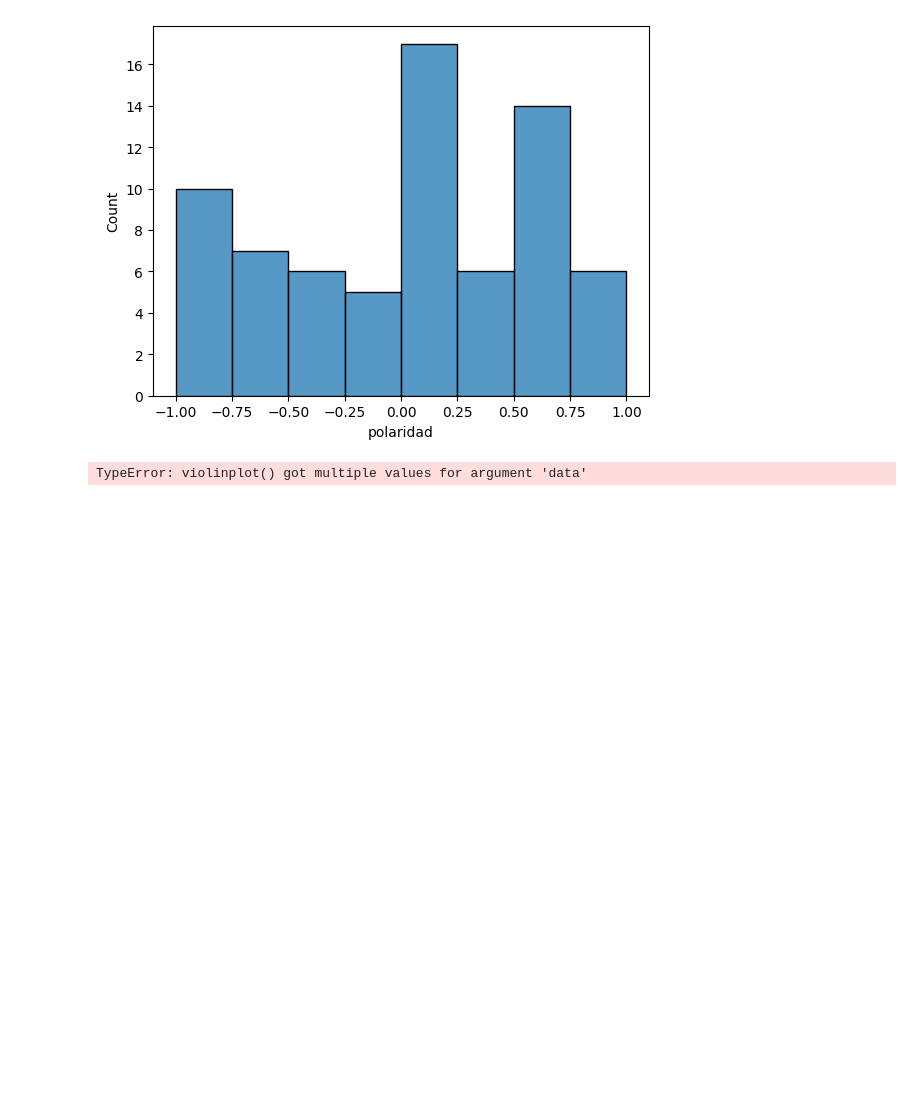
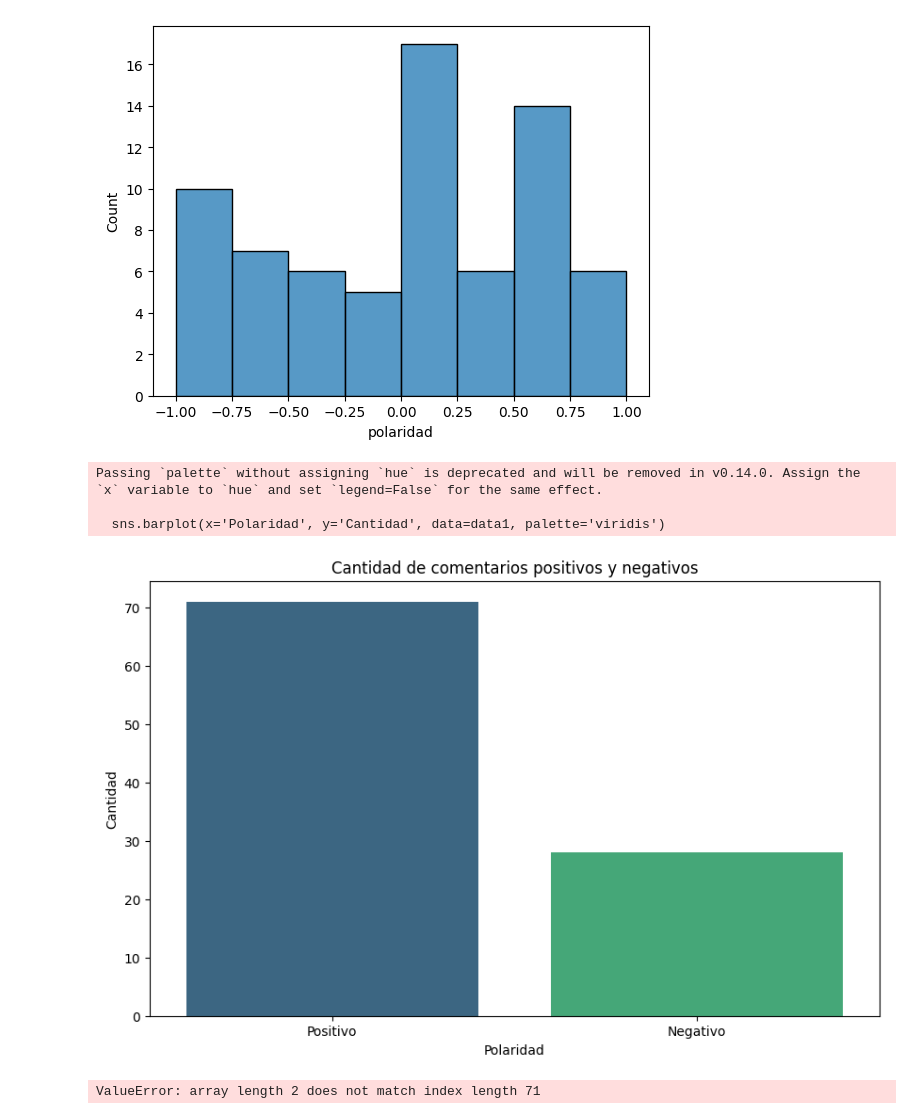
Before and after one commit to daisytatiana/Talent_Tech_Daisy_Casallas, a Jupyter notebook: Notebook_Dataset_Comentarios(NLP).ipynb, the cells around one changed output. Saved outputs shown, nothing was run; the diff lists cells and outputs as text; code cells hidden in the pictures; blank space fills up the shorter version.

```diff
--- a/Notebook_Dataset_Comentarios(NLP).ipynb
+++ b/Notebook_Dataset_Comentarios(NLP).ipynb
@@ -124,11 +124,36 @@ sns.histplot(df_original['polaridad'])
 df_resultados=pd.read_csv("/content/resultados.csv")
 df_polaridad_positivos=df_resultados['polaridad']>0
 df_polaridad_negativos=df_resultados['polaridad']<0
+df_cantidad_positivos=df_polaridad_positivos.count()
+df_cantidad_negativos=df_polaridad_negativos.sum()
-# %%
-#Grafica del archivo resultados
-#https://www.datacamp.com/es/tutorial/seaborn-python-tutorial
-sns.violinplot(df_original['polaridad'], data=df_original)
-# %% [output]
-TypeError: violinplot() got multiple values for argument 'data'
+# %%
+#Grafica del archivo resultados
+#https://www.datacamp.com/es/tutorial/seaborn-python-tutorial
+data1=pd.DataFrame({
+    'Polaridad':['Positivo','Negativo'],
+    'Cantidad':[df_cantidad_positivos,df_cantidad_negativos]
+})
+# Crear el gráfico de violín
+plt.figure(figsize=(10, 6))
+sns.barplot(x='Polaridad', y='Cantidad', data=data1, palette='viridis')
+plt.title('Cantidad de comentarios positivos y negativos')
+plt.show()
+# %% [output]
+Passing `palette` without assigning `hue` is deprecated and will be removed in v0.14.0. Assign the `x` variable to `hue` and set `legend=False` for the same effect.
+
+  sns.barplot(x='Polaridad', y='Cantidad', data=data1, palette='viridis')
+[figure, added]
+# %%
+
+data2=pd.DataFrame({
+    'Polaridad':['Positivo','Negativo'],
+    'Positivo': df_resultados['polaridad']>0,
+    'Negativo': df_resultados['polaridad']<0
+})
+
+df_original.pivot('Positivo','Negativo','Polaridad')
+sns.heatmap(df_original, cmap='Blues', annot=True, fmt='.2f')
+# %% [output]
+ValueError: array length 2 does not match index length 71
 # %%
 #creacion dataframe comentarios positivos y negativos
```
Also changed, not shown: parts of 2 cells of this notebook.
